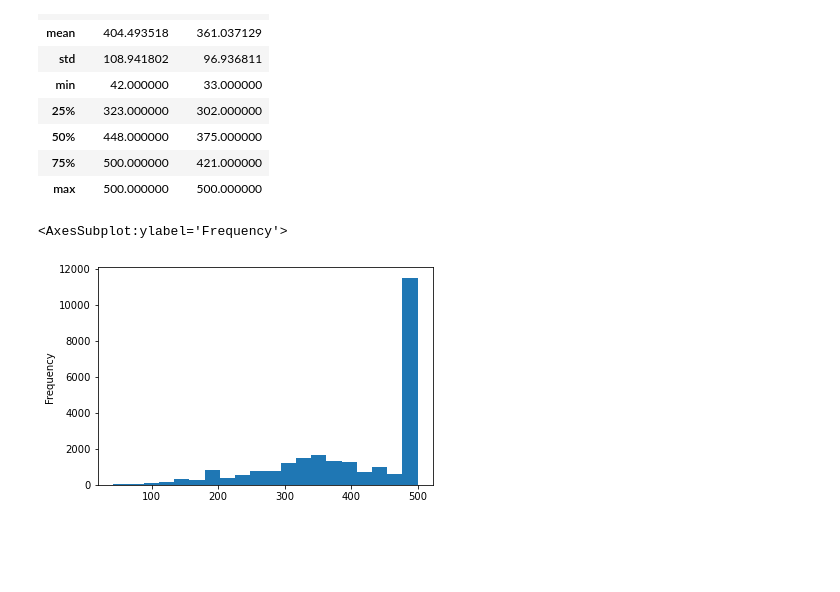
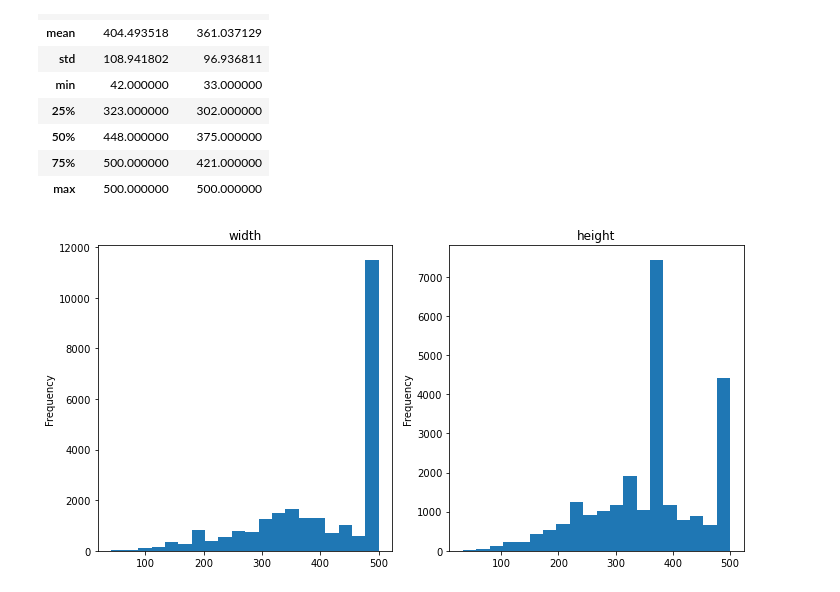
Before and after one commit to alejandrodgb/pytorch-for-dl, a Jupyter notebook: 03-CNN-Convolutional-Neural-Networks/03-Real Image Data.ipynb, the cells around one changed output. Saved outputs shown, nothing was run; the diff lists cells and outputs as text; code cells hidden in the pictures; blank space fills up the shorter version.

Commit message:
Complete image loading section

```diff
--- a/03-CNN-Convolutional-Neural-Networks/03-Real Image Data.ipynb
+++ b/03-CNN-Convolutional-Neural-Networks/03-Real Image Data.ipynb
@@ -31,9 +31,11 @@ path = '../Data/CATS_DOGS/'
 
 # Create a list of image names
 img_names = []
+img_breakdown = []
 for folder,subfolder,filenames in os.walk(path):
     for img in filenames:
         img_names.append(f'{folder}/{img}')
+        img_breakdown.append([folder,img])
 # %%
 len(img_names)
 # %% [output]
@@ -58,5 +60,6 @@ len(img_sizes)
 df = pd.DataFrame(img_sizes)
 df.rename(columns={0:'width', 1:'height'}, inplace=True)
 df['image'] = img_names
-df['type'] = df['image'].apply(lambda x: x.split('/')[-2].split('\\')[0])
-df['species'] = df['image'].apply(lambda x: x.split('/')[-2].split('\\')[1])
+df[['im_folder','file']] = img_breakdown
+df['type'] = df['im_folder'].apply(lambda x: x.split('/')[-2])
+df['species'] = df['im_folder'].apply(lambda x: x.split('/')[-1])
@@ -73,8 +85,9 @@ df[['width','height']].describe()
 | 75% | 500.000000 | 421.000000 |
 | max | 500.000000 | 500.000000 |
 # %%
-fig, ax = plt.subplot
-df['width'].plot(kind='hist', bins=20)
+fig, ax = plt.subplots(nrows=1, ncols=2, figsize=(10,5))
+df['width'].plot(ax=ax[0], kind='hist', bins=20, title='width')
+df['height'].plot(ax=ax[1], kind='hist', bins=20, title='height')
+plt.tight_layout()
 # %% [output]
-<AxesSubplot:ylabel='Frequency'>
-[figure, old version]
+[figure, new version]
```
Also changed, not shown: parts of 15 cells of this notebook.
